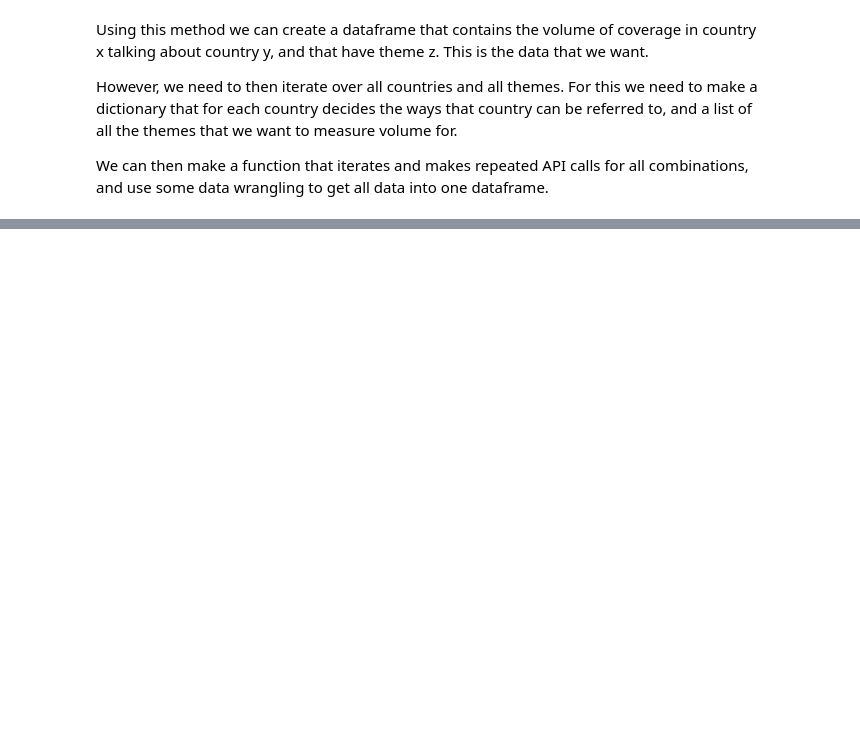
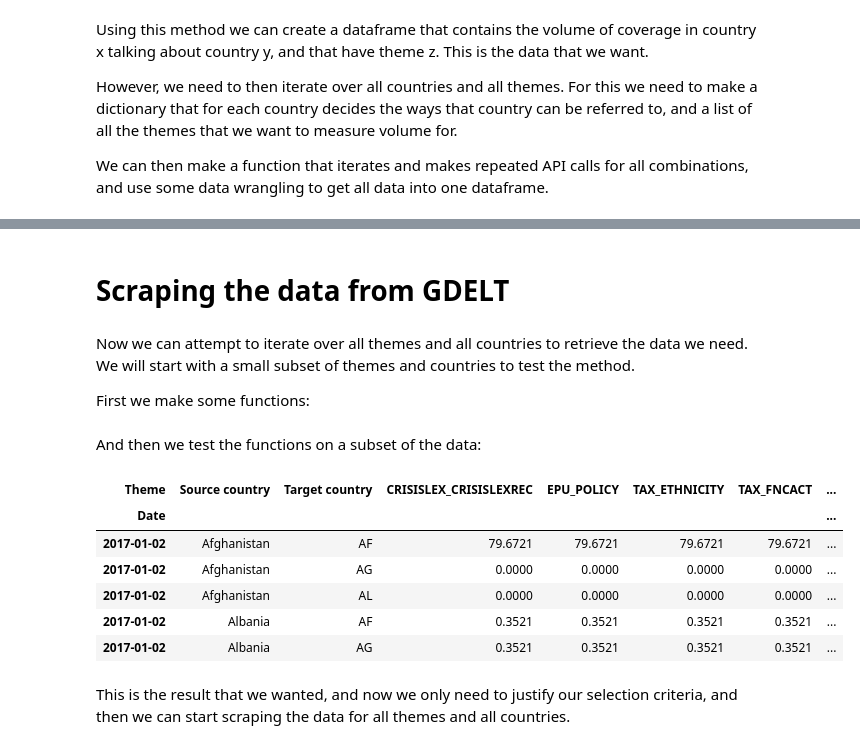
Before and after one commit to lboekestein/capstone, a Jupyter notebook: data/newsdata/gdelt_api.ipynb, the cells around one changed output, grey strips where cells are left out. Cells and saved outputs as stored; diff of their text form; code cells hidden in the pictures; blank space fills up the shorter version.

```diff
--- a/data/newsdata/gdelt_api.ipynb
+++ b/data/newsdata/gdelt_api.ipynb
@@ -50,0 +111,9 @@ We can then make a function that iterates and makes repeated API calls for all c
+# %%
+theme_filtered = theme_df[theme_df[1] > 100000]
+themes_list = theme_filtered[0].tolist()
+len(themes_list)
+
+themes_path = 'saves/themes_list.pickle'
+
+with open(themes_path, 'wb') as f:
+    pickle.dump(themes_list, f)
@@ -50,0 +147,14 @@ We can then make a function that iterates and makes repeated API calls for all c
+# %% [markdown]
+# Scraping the data from GDELT
+# %%
+# open the countries_dict from the pickle file
+with open(countries_path, 'rb') as f:
+    countries = pickle.load(f)
+
+# open the themes_list from the pickle file
+with open(themes_path, 'rb') as f:
+    themes = pickle.load(f)
+# %% [markdown]
+Now we can attempt to iterate over all themes and all countries to retrieve the data we need. We will start with a small subset of themes and countries to test the method.
+
+First we make some functions:
@@ -50,0 +186,39 @@ We can then make a function that iterates and makes repeated API calls for all c
+# %% [markdown]
+And then we test the functions on a subset of the data:
+# %%
+countries_subset = [str(item) for item in countries.keys()][:5]
+themes_subset = themes[:5]
+
+start_date_test = "20170101010000"
+end_date_test = "20170223143054"
+
+scarped_test = scrape_gdelt(themes_subset, countries_subset, start_date_test, end_date_test)
+# %%
+# rename columns
+scarped_test.columns = ["Date", "Source country", "Intensity", "Theme", "Target country"]
+
+# clean up source country column
+scarped_test["Source country"] = scarped_test["Source country"].str.replace(" Volume Intensity", "")
+
+# sort on source country
+scarped_test = scarped_test.sort_values(by="Source country")
+
+scarped_clean = scarped_test[scarped_test["Source country"] != ""]
+# %%
+# pivot the table
+scarped_test_pivot = scarped_clean.pivot_table(index=["Date", "Source country", "Target country"], columns=["Theme"], values="Intensity").reset_index()
+
+# set the "Date" as the index
+scarped_test_pivot = scarped_test_pivot.set_index("Date")
+
+scarped_test_pivot.head()
+# %% [output]
+| Theme | Source country | Target country | CRISISLEX_CRISISLEXREC | EPU_POLICY | TAX_ETHNICITY | TAX_FNCACT | ... |
+| Date |  |  |  |  |  |  | ... |
+| 2017-01-02 | Afghanistan | AF | 79.6721 | 79.6721 | 79.6721 | 79.6721 | ... |
+| 2017-01-02 | Afghanistan | AG | 0.0000 | 0.0000 | 0.0000 | 0.0000 | ... |
+| 2017-01-02 | Afghanistan | AL | 0.0000 | 0.0000 | 0.0000 | 0.0000 | ... |
+| 2017-01-02 | Albania | AF | 0.3521 | 0.3521 | 0.3521 | 0.3521 | ... |
+| 2017-01-02 | Albania | AG | 0.3521 | 0.3521 | 0.3521 | 0.3521 | ... |
+# %% [markdown]
+This is the result that we wanted, and now we only need to justify our selection criteria, and then we can start scraping the data for all themes and all countries.
```
Also changed, not shown: parts of 14 cells of this notebook, 4 other files.
